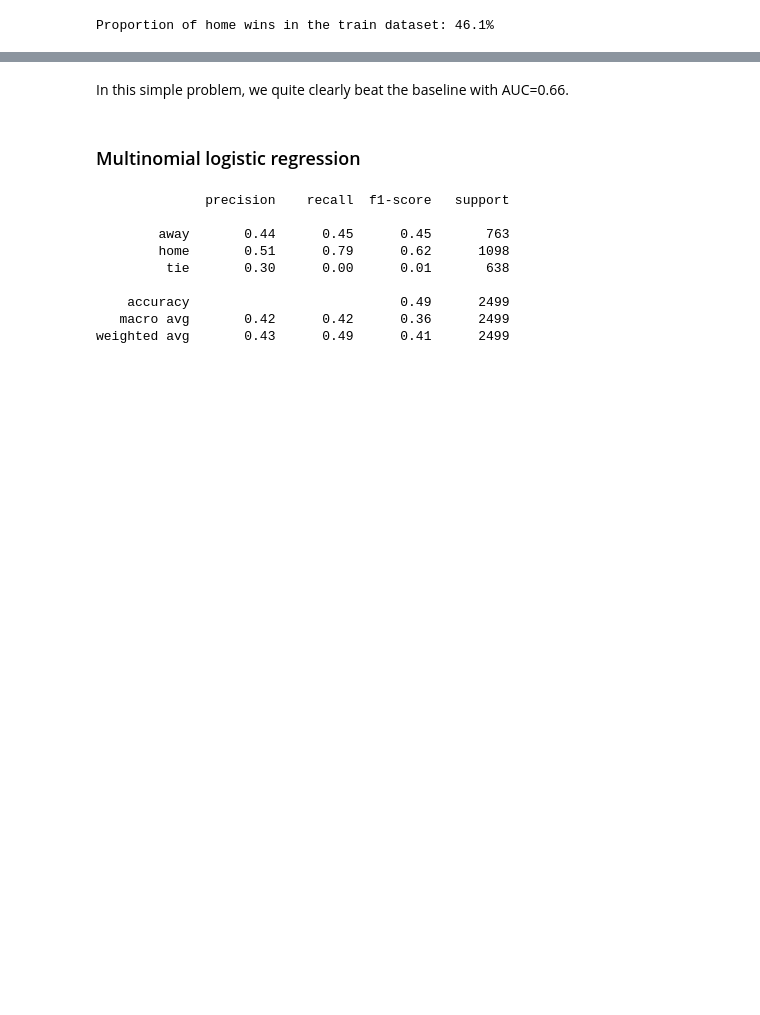
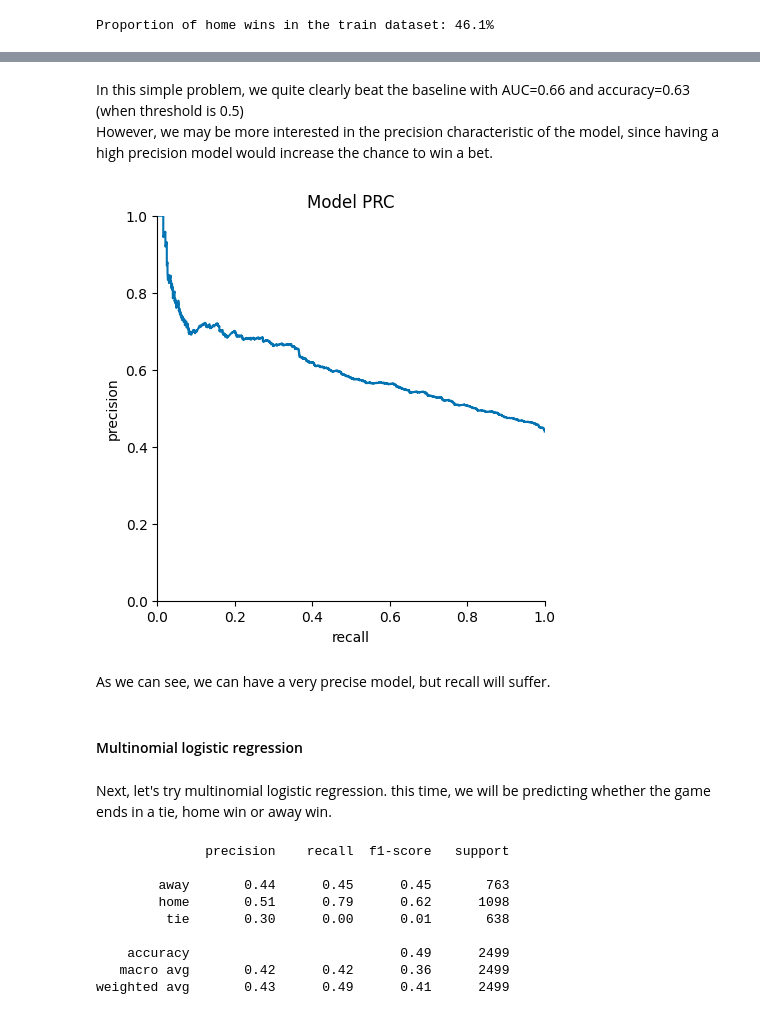
Before and after one commit to Vienmarskinis/football_matches, a Jupyter notebook: main_findings.ipynb, the cells around one changed output, grey strips where cells are left out. Drawn from its saved outputs; the diff is of its cells as text; code cells hidden in the pictures; blank space fills up the shorter version.

```diff
--- a/data_cleaning.ipynb
+++ b/main_findings.ipynb
@@ -1376,7 +1485,16 @@ weighted avg       0.62      0.63      0.62      2499
-# %% [markdown]
-In this simple problem, we quite clearly beat the baseline with AUC=0.66.
+# %% [markdown]
+In this simple problem, we quite clearly beat the baseline with AUC=0.66 and accuracy=0.63 (when threshold is 0.5)<br>
+However, we may be more interested in the precision characteristic of the model, since having a high precision model would increase the chance to win a bet.
+# %%
+paint_prc_figure(model, Y_test_home_won, X_test_transformed, True, 1)
+# %% [output]
+[figure, added]
+# %% [markdown]
+As we can see, we can have a very precise model, but recall will suffer.
 # %% [markdown]
-### Multinomial logistic regression
+#### Multinomial logistic regression
+# %% [markdown]
+Next, let's try multinomial logistic regression. this time, we will be predicting whether the game ends in a tie, home win or away win.
 # %%
 Y_train_class = Y_train.apply(who_won, axis=1)
 Y_test_class = Y_test.apply(who_won, axis=1)
```
Also changed, not shown: parts of 51 cells of this notebook, 2 other files.
